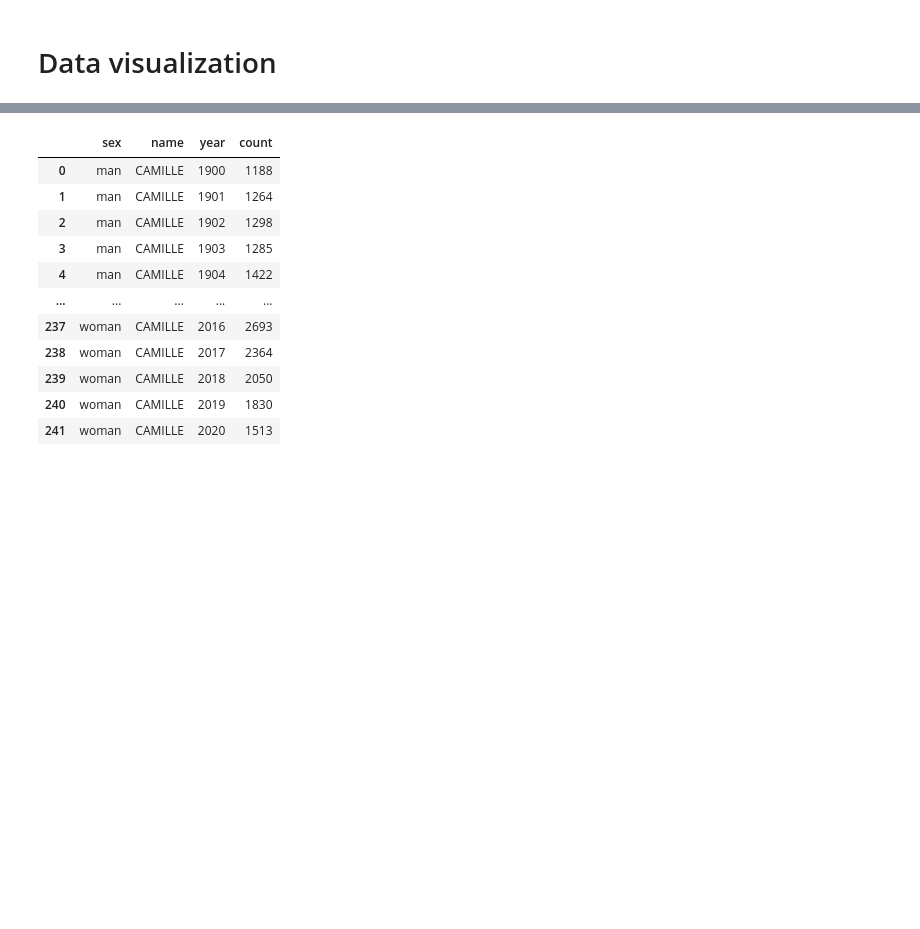
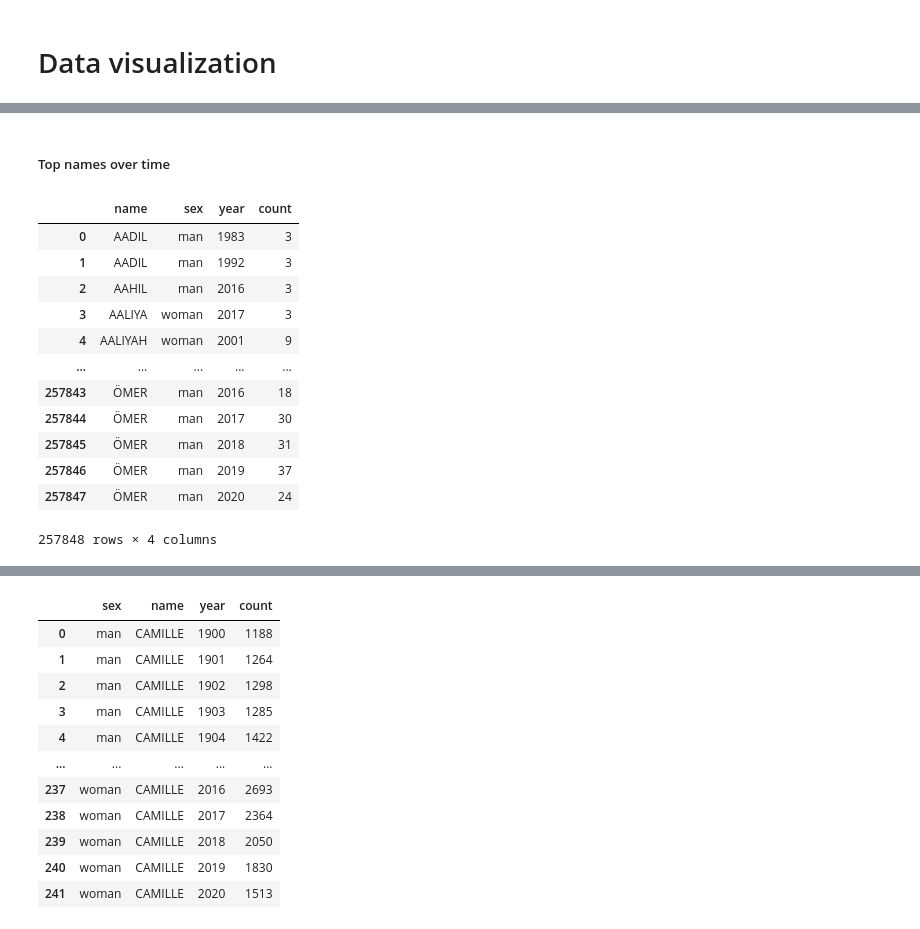
Before and after one commit to lbrejon/data-viz, a Jupyter notebook: notebooks/5.0-main.ipynb, the cells around one changed output, grey strips where cells are left out. Saved outputs shown, nothing was run; the diff lists cells and outputs as text; code cells hidden in the pictures; blank space fills up the shorter version.

```diff
--- a/notebooks/5.0-main.ipynb
+++ b/notebooks/5.0-main.ipynb
@@ -177,0 +264,20 @@ df_target_name_per_year
+# %% [markdown]
+##### Top names over time
+# %%
+df_wo_sex_france = df_wo_sex.groupby(by=['name', 'sex', 'year']).sum().reset_index()
+df_wo_sex_france['sex'] = df_wo_sex_france['sex'].map({1:'man', 2:'woman', 3:'both'})
+df_wo_sex_france
+# %% [output]
+|  | name | sex | year | count |
+| 0 | AADIL | man | 1983 | 3 |
+| 1 | AADIL | man | 1992 | 3 |
+| 2 | AAHIL | man | 2016 | 3 |
+| 3 | AALIYA | woman | 2017 | 3 |
+| 4 | AALIYAH | woman | 2001 | 9 |
+| ... | ... | ... | ... | ... |
+| 257843 | ÖMER | man | 2016 | 18 |
+| 257844 | ÖMER | man | 2017 | 30 |
+| 257845 | ÖMER | man | 2018 | 31 |
+| 257846 | ÖMER | man | 2019 | 37 |
+| 257847 | ÖMER | man | 2020 | 24 |
+257848 rows × 4 columns
```
Also changed, not shown: parts of 12 cells of this notebook.
